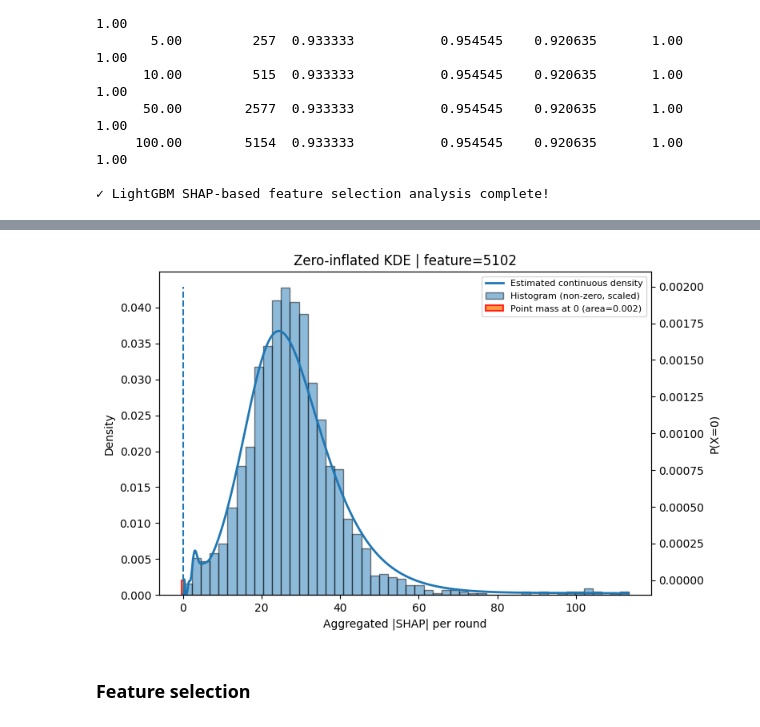
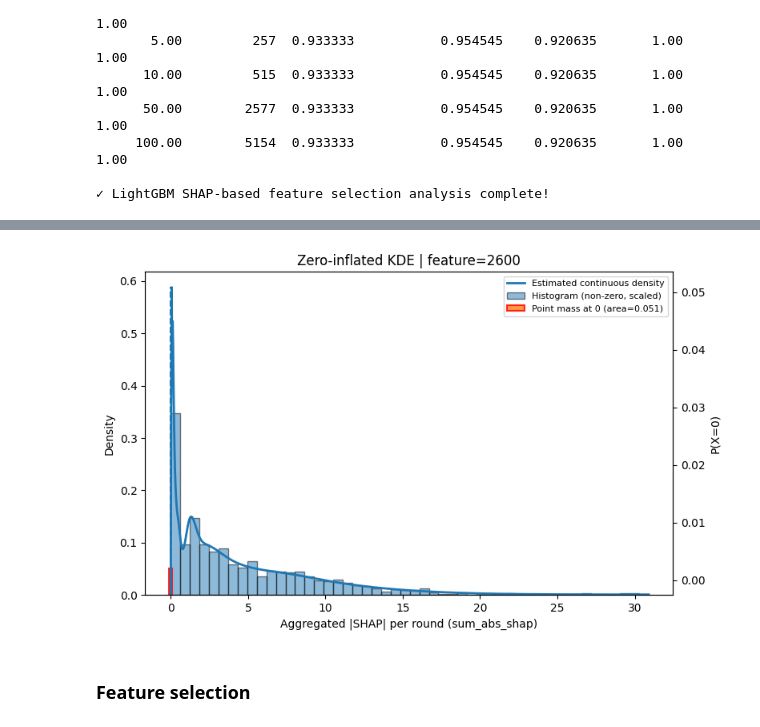
Before and after one commit to Lanxin-Xiang/RobustSHAP, a Jupyter notebook: golub_kernel.ipynb, the cells around one changed output, grey strips where cells are left out. Cells and saved outputs as stored; diff of their text form; code cells hidden in the pictures.

```diff
--- a/golub_kernel.ipynb
+++ b/golub_kernel.ipynb
@@ -600,2 +817,11 @@ Test set: (15, 5154)
 # %% [markdown]
 ### Screening with |SHAP|
+# %%
+print("Training LightGBM model...")
+X_train, X_test, y_train, y_test = train_test_split(X_grouped, y, test_size=0.2, random_state=123, stratify=y)
+print(f"Training set: {X_train.shape}")
+print(f"Test set: {X_test.shape}")
+
+# Create LightGBM datasets
+lgb_train = lgb.Dataset(X_train, label=y_train)
+lgb_test = lgb.Dataset(X_test, label=y_test, reference=lgb_train)
@@ -738,5 +953,5 @@ Name: feature, Length: 257, dtype: object
 # %%
-X_screened_lgb = X_grouped[lgb_shap_feature_ranking['feature'].head(356)]
+X_screened_lgb = X_grouped[lgb_shap_feature_ranking['feature'].head(51)]
 
 X_train, X_test, y_train, y_test = train_test_split(X_screened_lgb, y, test_size=0.2, random_state=42, stratify=y)
 
@@ -744,14 +959,15 @@ X_train, X_test, y_train, y_test = train_test_split(X_screened_lgb, y, test_size
 lgb_train = lgb.Dataset(X_train, label=y_train)
 lgb_test = lgb.Dataset(X_test, label=y_test, reference=lgb_train)
 # %%
-lgb_boot_results = boot_multi_repeat_inference_keep_all(
+# lgb_boot_results = boot_multi_repeat_inference_keep_all(
+lgb_boot_results = boot_multi_repeat_inference_keep_feature(
     X=X_screened_lgb,  # Use preprocessed data with one-hot encoded categoricals
     y=y,
     inner_variance="permutation",
     task="binary",
-    n_bootstrap=2000,
+    n_bootstrap=1000,
     b_model=1,
-    zero_tol=1e-8,
+    zero_tol=0,
     model_wrapper=lgb_wrapper,
     n_jobs=6,
     show_progress=True
@@ -808,3 +1019,10 @@ lgb_feature_kde = estimate_feature_level_mixture(
+# %%
+lgb_feature_kde = estimate_feature_level_mixture_preagg(
+    boot_results=lgb_boot_results,
+    bandwidth=0.2,
+    kernel="gaussian",
+    zero_tol=1e-8
+)
 # %%
 top_with_error = plot_top_feature_with_error(
     lgb_feature_kde,
@@ -827,11 +1112,11 @@ lgb_top = plot_top_feature_density(
 # %%
-plot_feature_level_kde_with_hist(
+plot_feature_level_kde_with_hist_preagg(
     feature_level_df=lgb_feature_kde,
     boot_results=lgb_boot_results,
-    feature="5102"
+    feature="2600"
 )
 # %% [output]
-[figure, old version]
+[figure, new version]
 # %% [markdown]
 ### Feature selection
 # %%
```
Also changed, not shown: parts of 69 cells of this notebook, 6 other files.
